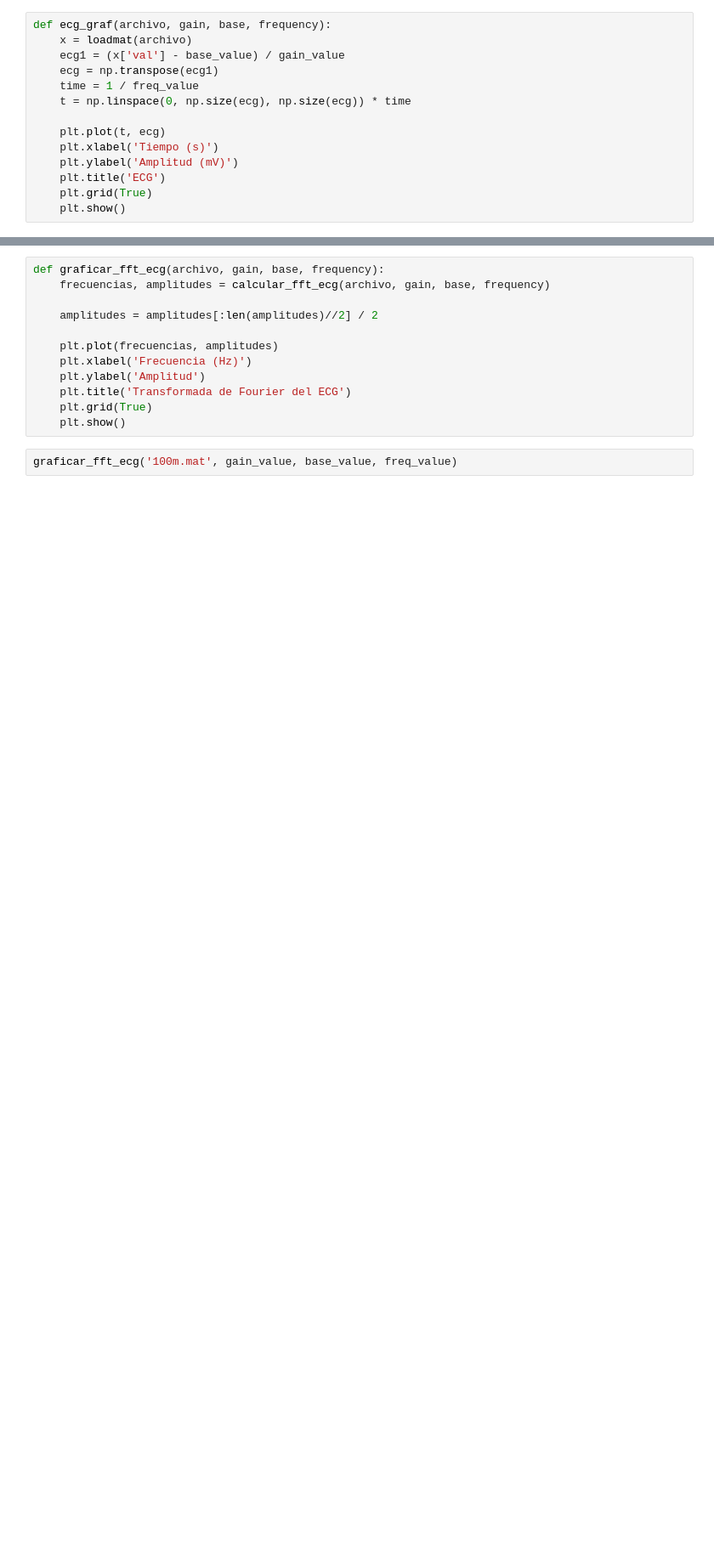
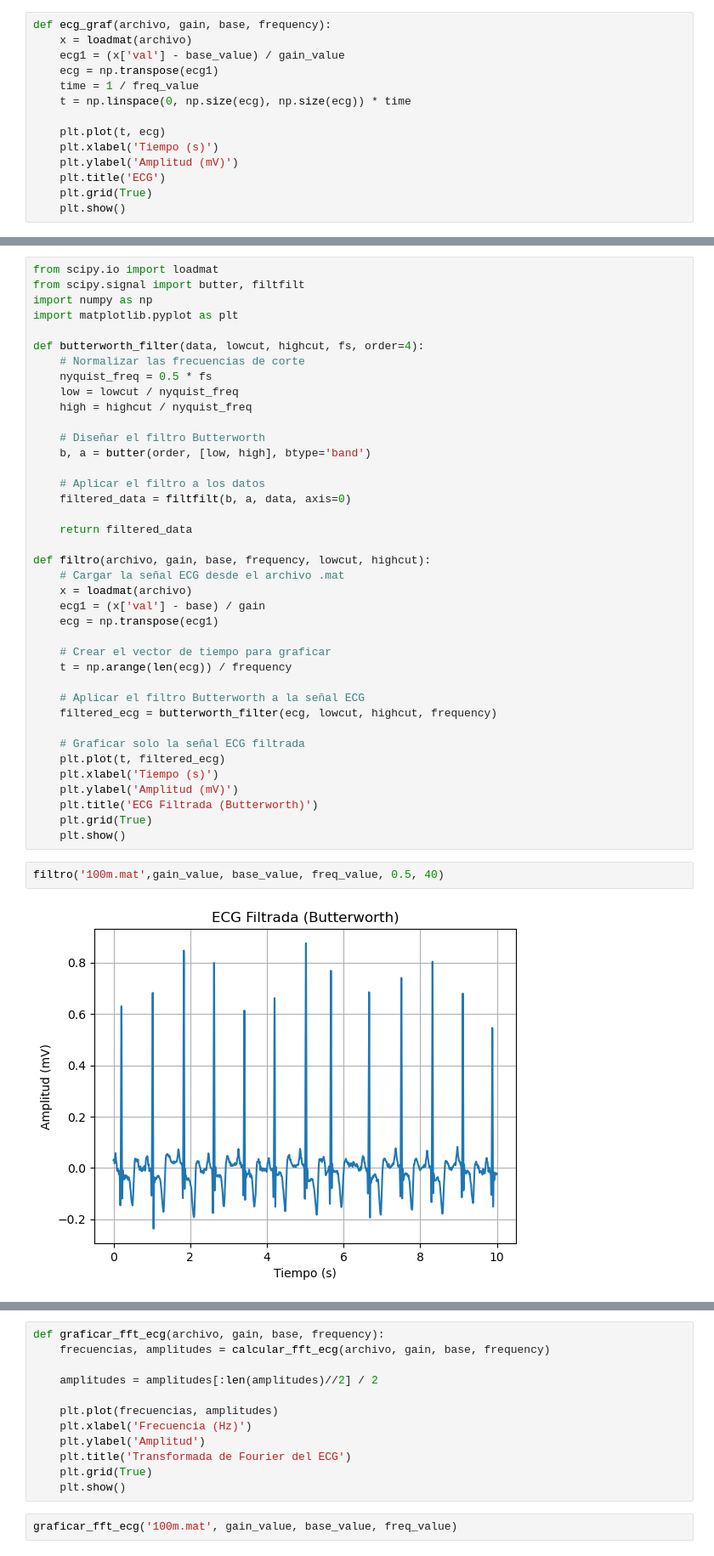
Before and after one commit to Aleestrella/ECG-analisis, a Jupyter notebook: Archivo '100.mat'.ipynb, the cells around one changed output, grey strips where cells are left out. Shown: that part at 85% size. Cells and saved outputs as stored; diff of their text form; blank space fills up the shorter version.

```diff
--- a/Archivo '100.mat'.ipynb
+++ b/Archivo '100.mat'.ipynb
@@ -347,0 +373,43 @@ ecg_graf('100m.mat', gain_value, base_value, freq_value)
+# %%
+from scipy.io import loadmat
+from scipy.signal import butter, filtfilt
+import numpy as np
+import matplotlib.pyplot as plt
+
+def butterworth_filter(data, lowcut, highcut, fs, order=4):
+    # Normalizar las frecuencias de corte
+    nyquist_freq = 0.5 * fs
+    low = lowcut / nyquist_freq
+    high = highcut / nyquist_freq
+
+    # Diseñar el filtro Butterworth
+    b, a = butter(order, [low, high], btype='band')
+
+    # Aplicar el filtro a los datos
+    filtered_data = filtfilt(b, a, data, axis=0)
+
+    return filtered_data
+
+def filtro(archivo, gain, base, frequency, lowcut, highcut):
+    # Cargar la señal ECG desde el archivo .mat
+    x = loadmat(archivo)
+    ecg1 = (x['val'] - base) / gain
+    ecg = np.transpose(ecg1)
+
+    # Crear el vector de tiempo para graficar
+    t = np.arange(len(ecg)) / frequency
+
+    # Aplicar el filtro Butterworth a la señal ECG
+    filtered_ecg = butterworth_filter(ecg, lowcut, highcut, frequency)
+
+    # Graficar solo la señal ECG filtrada
+    plt.plot(t, filtered_ecg)
+    plt.xlabel('Tiempo (s)')
+    plt.ylabel('Amplitud (mV)')
+    plt.title('ECG Filtrada (Butterworth)')
+    plt.grid(True)
+    plt.show()
+# %%
+filtro('100m.mat',gain_value, base_value, freq_value, 0.5, 40)
+# %% [output]
+[figure, added]
```
Also changed, not shown: parts of 15 cells of this notebook.
